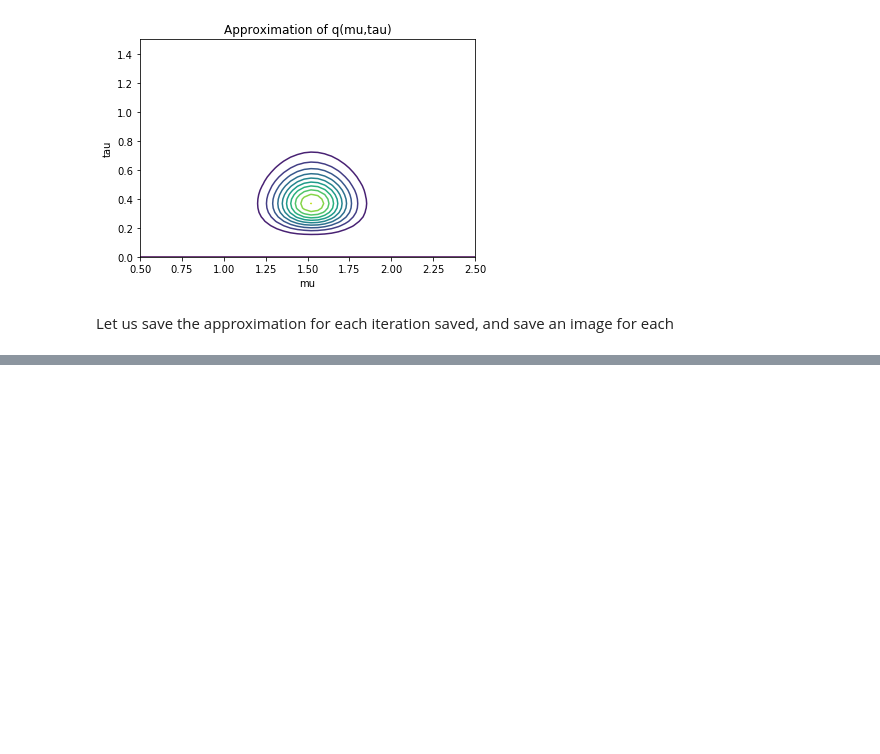
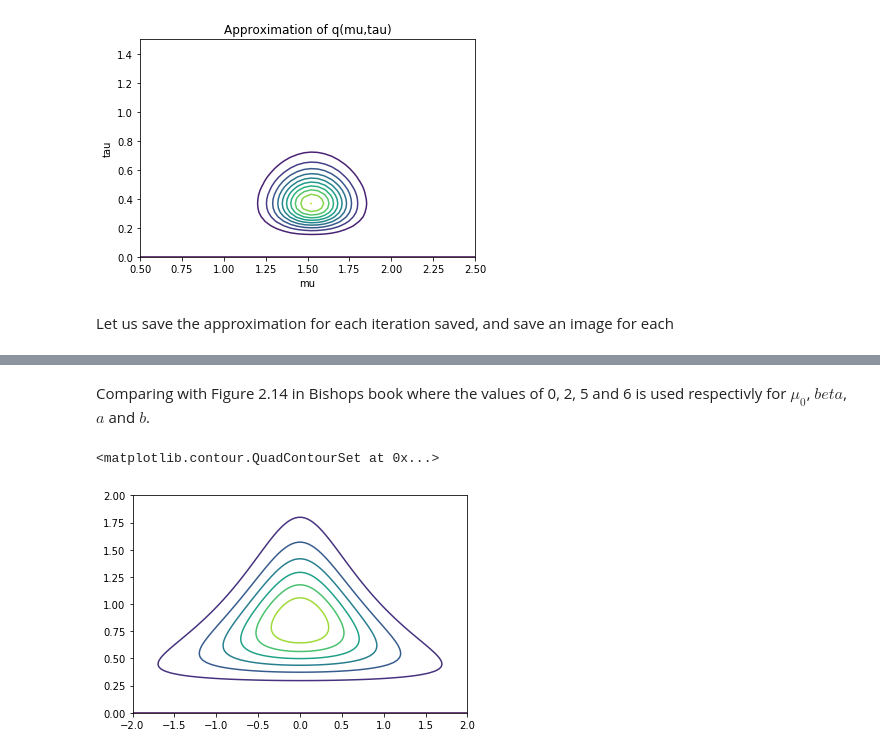
Before and after one commit to MaxHolmberg96/Variational_inference, a Jupyter notebook: Variational_inference_UG.ipynb, the cells around one changed output, grey strips where cells are left out. Cells and saved outputs as stored; diff of their text form; code cells hidden in the pictures; blank space fills up the shorter version.

Commit message:
added exact posterior but not sure what values to put in...

```diff
--- a/Variational_inference_UG.ipynb
+++ b/Variational_inference_UG.ipynb
@@ -104,9 +104,9 @@ b_N: 21.76018842896271
 To visualize the approximate posterior $q(\mu, \tau)$ we can loop over values for $\mu$ and $\tau$ calculate the probability for that value, this will give us a contour plot over $q(\mu, \tau)$.
 # %%
 def gamma_pdf(shape, rate):
-    from scipy.special import gamma as gamma_func
+    from scipy.special import gamma
     def pdf(x):
-        return np.power(rate, shape) / gamma_func(shape) * np.power(x, shape - 1) * np.exp(-rate * x)
+        return np.power(rate, shape) / gamma(shape) * np.power(x, shape - 1) * np.exp(-rate * x)
     return pdf
 
 def normal_pdf(loc, precision):
@@ -115,7 +115,7 @@ def normal_pdf(loc, precision):
         return norm.pdf(x, loc, 1 / precision)
     return pdf
 
-def approx_q(mu, tau):
+def approx_q(mu, tau, n_pdf, g_pdf):
     return n_pdf(mu) * g_pdf(tau)
 # %%
 number_grid_points = 50
@@ -152,0 +159,16 @@ for i in range(iterations):
+# %%
+def exact_posterior(mu, tau, mu_0, beta, a, b):
+    from scipy.stats import norm
+    from scipy.special import gamma
+    gamma_pdf = np.power(b, a) / gamma(a) * np.power(tau, a - 1) * np.exp(-b * tau)
+    return norm.pdf(mu, mu_0, 1 / (beta * tau)) * gamma_pdf
+# %% [markdown]
+Comparing with Figure 2.14 in Bishops book where the values of 0, 2, 5 and 6 is used respectivly for $\mu_0$, $beta$, $a$ and $b$.
+# %%
+number_grid_points = 100
+X, Y = np.meshgrid(np.linspace(-2, 2, number_grid_points), np.linspace(0, 2, number_grid_points))
+Z = exact_posterior(X, Y, 0, 2, 5, 6)
+plt.contour(X, Y, Z, levels=7)
+# %% [output]
+<matplotlib.contour.QuadContourSet at 0x...>
+[figure, added]
```
Also changed, not shown: parts of 5 cells of this notebook, 8 other files.
